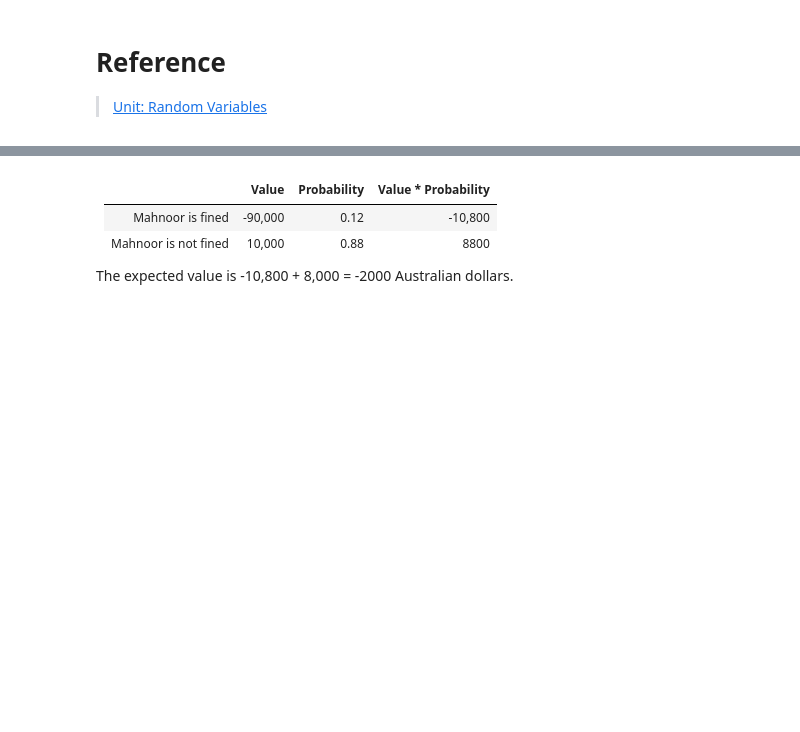
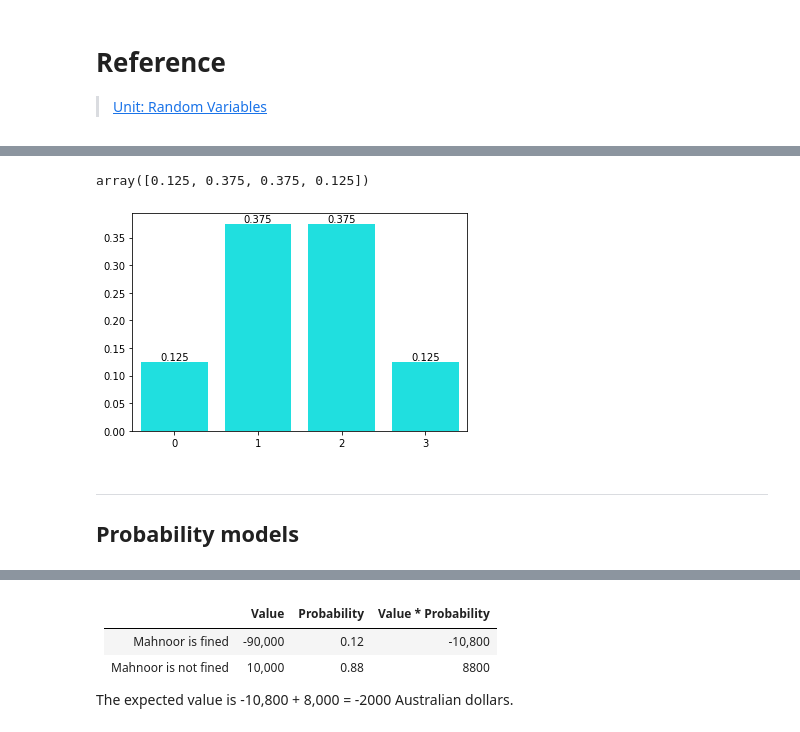
Before and after one commit to ZacksAmber/-probability-and-statistics, a Jupyter notebook: random_variables.ipynb, the cells around one changed output, grey strips where cells are left out. Saved outputs shown, nothing was run; the diff lists cells and outputs as text; code cells hidden in the pictures; blank space fills up the shorter version.

```diff
--- a/random_variables.ipynb
+++ b/random_variables.ipynb
@@ -29,0 +56,17 @@ ${\displaystyle \operatorname {P} (X\in S)=\operatorname {P} (\{\omega \in \Omeg
+# %%
+X = np.array([0, 1, 2, 3])
+n, p = 3, 0.5
+precision = 2
+prob = binom.pmf(X, n, p)
+prob
+# %% [output]
+array([0.125, 0.375, 0.375, 0.125])
+# %%
+ax = sns.barplot(x=X, y=prob, color='aqua')
+ax.bar_label(ax.containers[0]);
+# %% [output]
+[figure, added]
+# %% [markdown]
+---
+
+## Probability models
```
Also changed, not shown: parts of 144 cells of this notebook, 9 other files.
